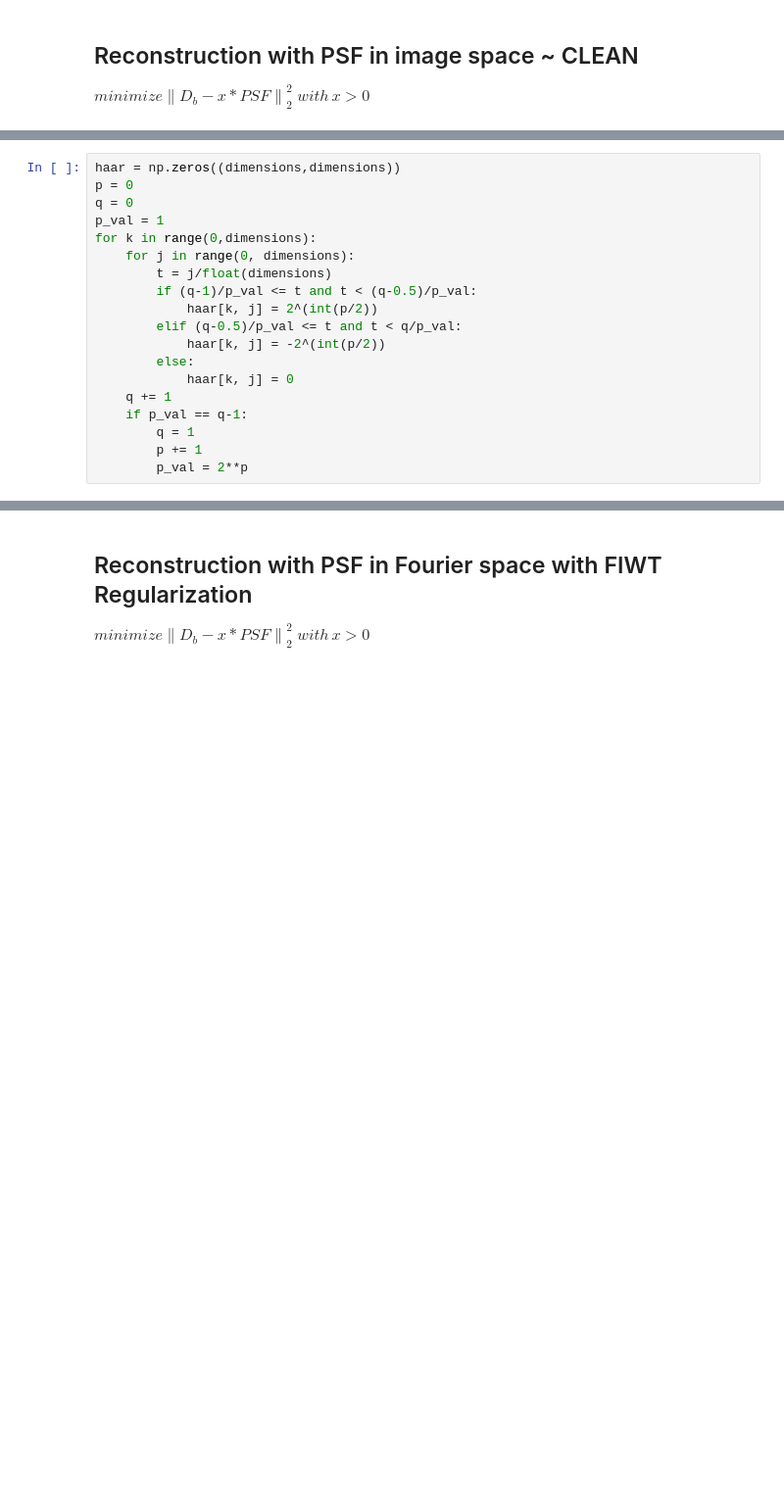
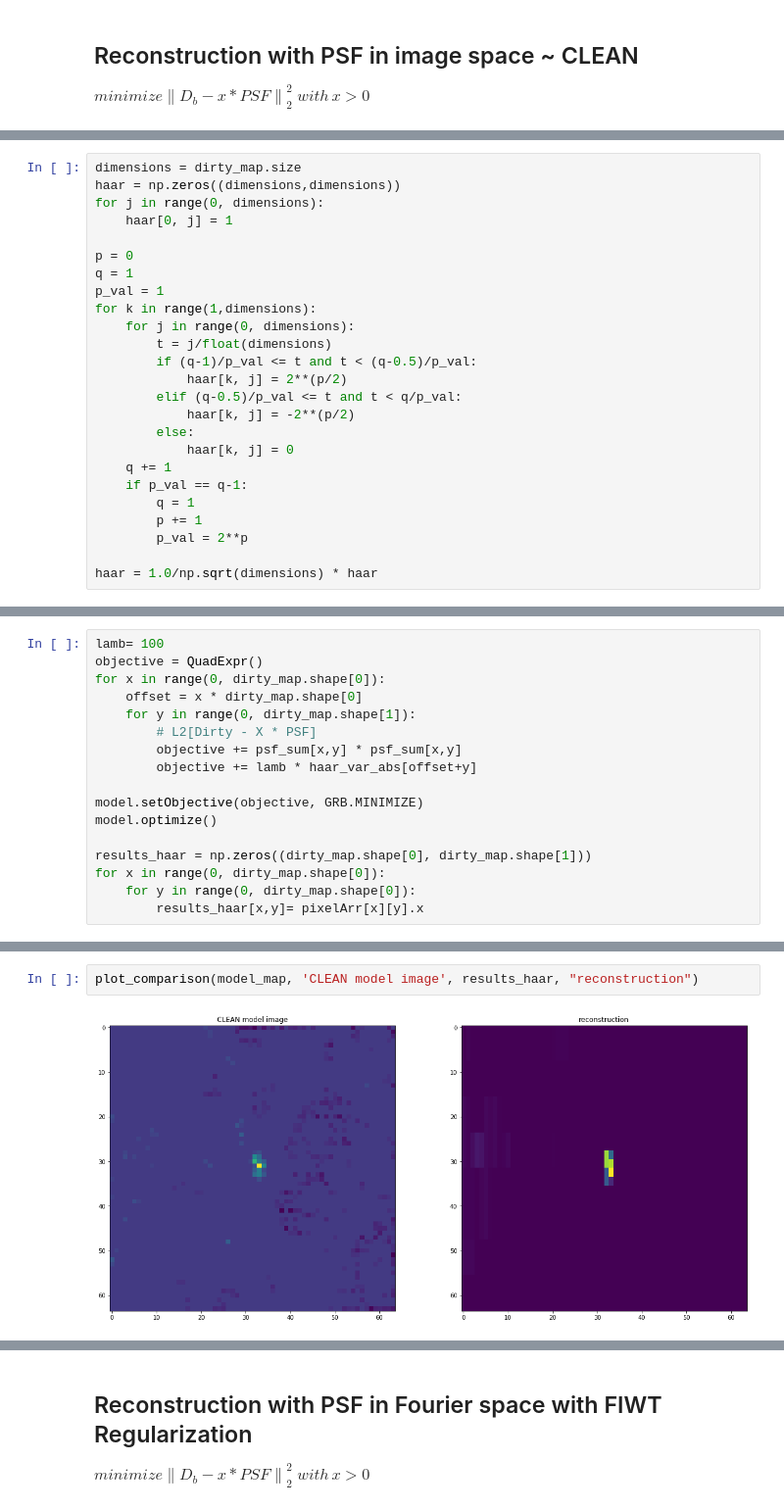
Before and after one commit to lord-blueberry/p7-cs, a Jupyter notebook: sandbox/00-cs-dirty.ipynb, the cells around one changed output, grey strips where cells are left out. Shown at 98% size. Saved outputs shown, nothing was run; the diff lists cells and outputs as text; blank space fills up the shorter version.

Commit message:
implemented haar regularizer

```diff
--- a/sandbox/00-cs-dirty.ipynb
+++ b/sandbox/00-cs-dirty.ipynb
@@ -296,15 +281,19 @@ dimensions = dirty_map.shape[0]* dirty_map.shape[1]
 # %%
+dimensions = dirty_map.size
 haar = np.zeros((dimensions,dimensions))
+for j in range(0, dimensions):
+    haar[0, j] = 1
+
 p = 0
-q = 0
+q = 1
 p_val = 1
-for k in range(0,dimensions):
+for k in range(1,dimensions):
     for j in range(0, dimensions):
         t = j/float(dimensions)
         if (q-1)/p_val <= t and t < (q-0.5)/p_val:
-            haar[k, j] = 2^(int(p/2))
+            haar[k, j] = 2**(p/2)
         elif (q-0.5)/p_val <= t and t < q/p_val:
-            haar[k, j] = -2^(int(p/2))
+            haar[k, j] = -2**(p/2)
         else:
             haar[k, j] = 0
     q += 1
@@ -312,3 +301,5 @@ for k in range(0,dimensions):
         q = 1
         p += 1
         p_val = 2**p
+
+haar = 1.0/np.sqrt(dimensions) * haar
@@ -332,0 +368,17 @@ for k in range(0,dimensions):
+# %%
+lamb= 100
+objective = QuadExpr()
+for x in range(0, dirty_map.shape[0]):
+    offset = x * dirty_map.shape[0]
+    for y in range(0, dirty_map.shape[1]):
+        # L2[Dirty - X * PSF]
+        objective += psf_sum[x,y] * psf_sum[x,y]
+        objective += lamb * haar_var_abs[offset+y]
+
+model.setObjective(objective, GRB.MINIMIZE)
+model.optimize()
+
+results_haar = np.zeros((dirty_map.shape[0], dirty_map.shape[1]))
+for x in range(0, dirty_map.shape[0]):
+    for y in range(0, dirty_map.shape[0]):
+        results_haar[x,y]= pixelArr[x][y].x
@@ -333,2 +403,6 @@ for k in range(0,dimensions):
+# %%
+plot_comparison(model_map, 'CLEAN model image', results_haar, "reconstruction")
+# %% [output]
+[figure, added]
 # %%
 # %% [output]
```
Also changed, not shown: parts of 13 cells of this notebook.
